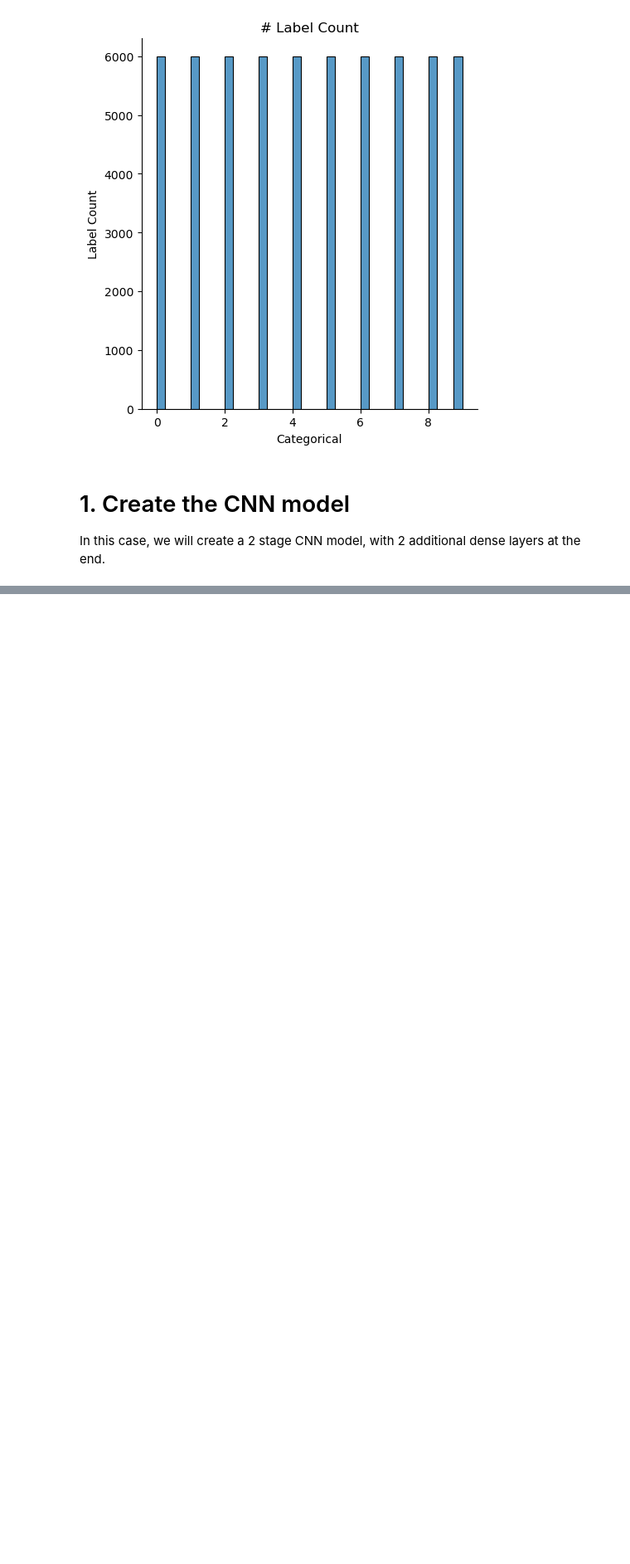
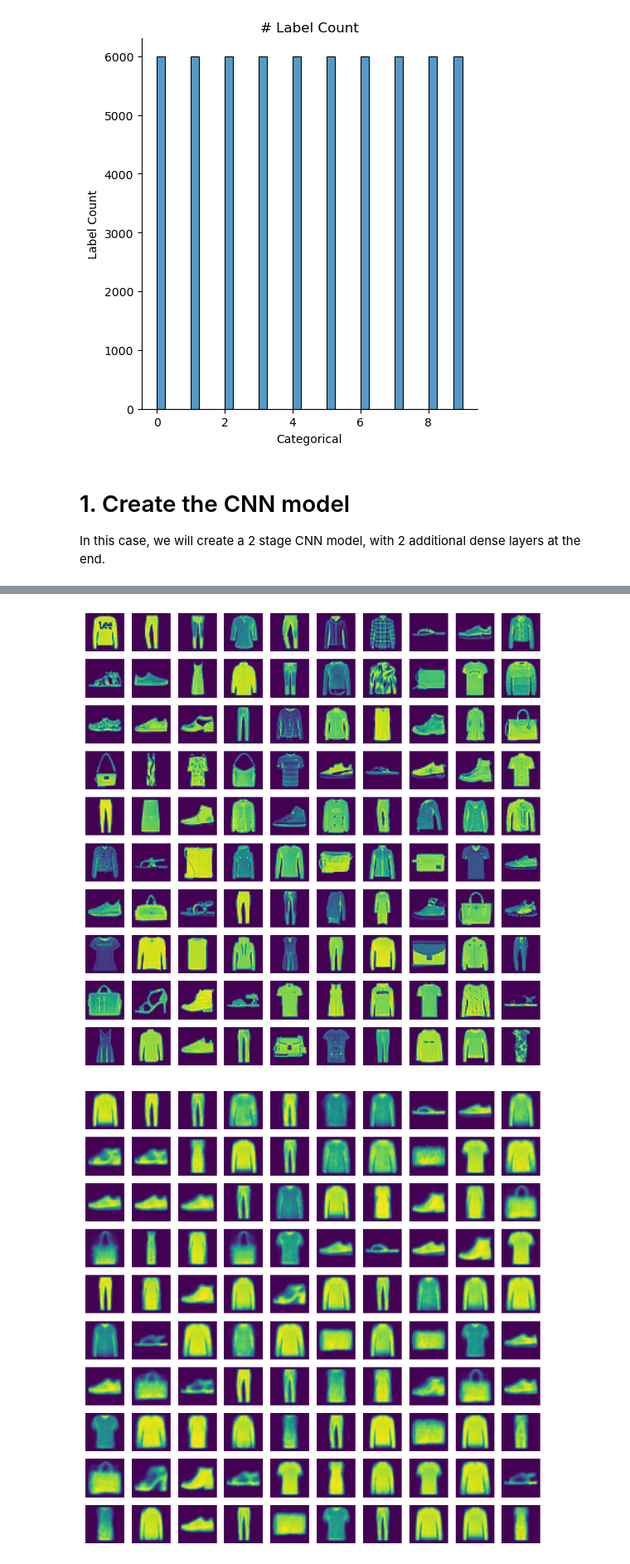
Before and after one commit to mcachosoblechero/Classic-ML-Datasets, a Jupyter notebook: MNIST/exploration/fashion_mnist.ipynb, the cells around one changed output, grey strips where cells are left out. Shown at 83% size. Saved outputs shown, nothing was run; the diff lists cells and outputs as text; code cells hidden in the pictures; blank space fills up the shorter version.

Commit message:
Add Autoencoder example

```diff
--- a/MNIST/exploration/fashion_mnist.ipynb
+++ b/MNIST/exploration/fashion_mnist.ipynb
@@ -134,0 +143,3 @@ Accuracy on the test set -> 0.9122999906539917
+# %%
+X_train = preprocess_input(X_train)
+X_test = preprocess_input(X_test)
@@ -134,0 +206,7 @@ Accuracy on the test set -> 0.9122999906539917
+# %%
+# Put all the models together
+autoencoder = tf.keras.Sequential([
+    encoder_model,
+    decoder_model
+])
+autoencoder.summary()
@@ -134,0 +227,14 @@ Accuracy on the test set -> 0.9122999906539917
+# %%
+# Compile model
+autoencoder.compile(
+    optimizer="adam",
+    loss='binary_crossentropy', # I would use RMSE, but the book uses binary crossentropy
+)
+autoencoder.fit(
+    x=X_train,
+    y=X_train,
+    epochs=5,
+    batch_size=32,
+    shuffle=True,
+    validation_data=(X_test, X_test)
+)
@@ -134,0 +253,22 @@ Accuracy on the test set -> 0.9122999906539917
+# %%
+# Perform predictions
+X_test_pred = autoencoder.predict(X_test)
+
+# Plot a sample of this dataset
+plt.figure(figsize=(10,10))
+for i in range(1,101):
+    plt.subplot(10, 10, i)
+    plt.imshow(X_test[i])
+    plt.axis('off')
+
+plt.show()
+
+# Plot the reconstructed version of this dataset
+plt.figure(figsize=(10,10))
+for i in range(1,101):
+    plt.subplot(10, 10, i)
+    plt.imshow(X_test_pred[i])
+    plt.axis('off')
+
+plt.show()
+# %% [output]
@@ -134,0 +276,2 @@ Accuracy on the test set -> 0.9122999906539917
+[figure, added]
+[figure, added]
```
Also changed, not shown: parts of 13 cells of this notebook.
